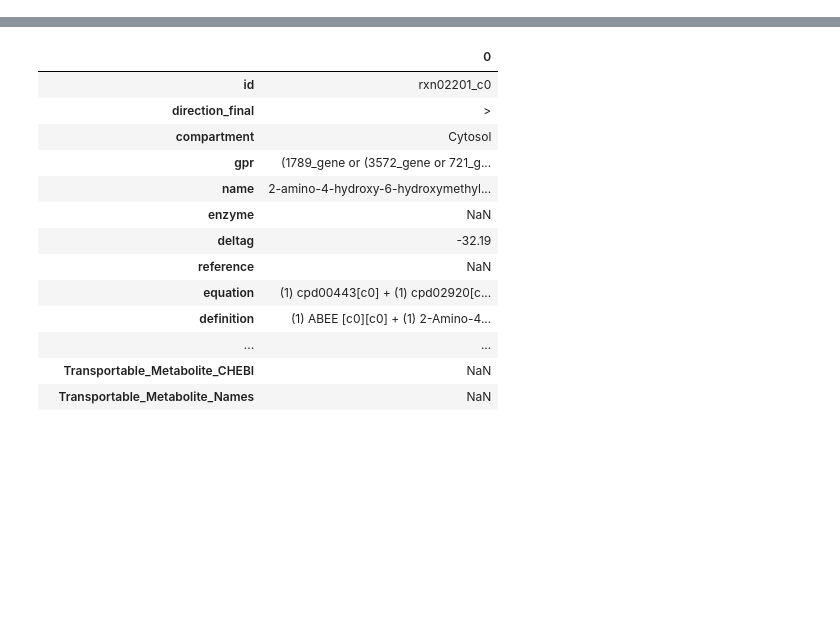
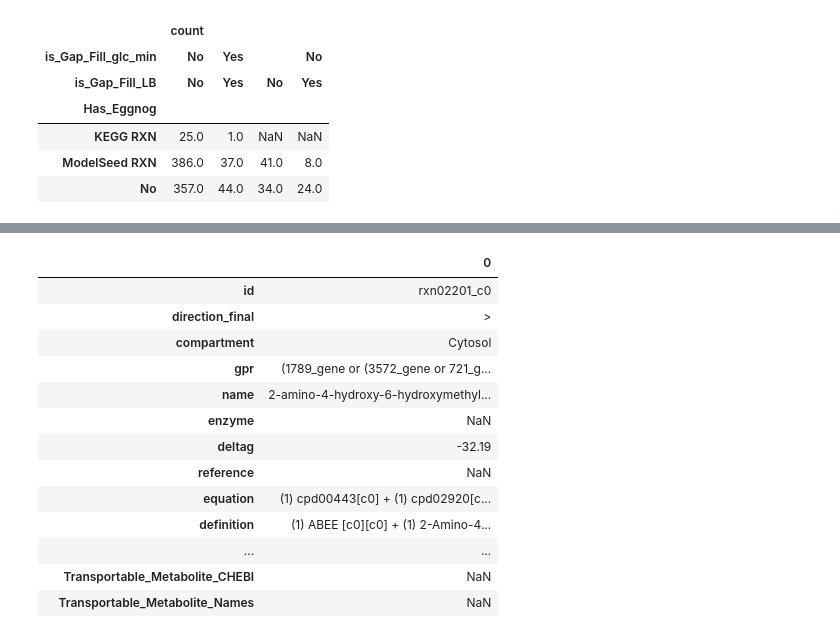
Before and after one commit to wosnat/alteromonas_curation_feb2025, a Jupyter notebook: MIT1002/create merged reactions and eggnog file.ipynb, the cells around one changed output, grey strips where cells are left out. Drawn from its saved outputs; the diff is of its cells as text; code cells hidden in the pictures; blank space fills up the shorter version.

```diff
--- a/MIT1002/create merged reactions and eggnog file.ipynb
+++ b/MIT1002/create merged reactions and eggnog file.ipynb
@@ -54,0 +105,12 @@ Index(['id', 'is_Gap_Fill', 'Has_Eggnog', 'direction_final', 'compartment',
+# %%
+df_merged_lb_glc_share = pd.merge(df_merge_glc_min, df_merge_lb_shared[['ms id', 'is_Gap_Fill']], on='ms id', how='left', suffixes=['_glc_min', '_LB'])
+# %%
+df_merged_lb_glc_share['is_Gap_Fill_LB'] = df_merged_lb_glc_share['is_Gap_Fill_LB'].fillna('No')
+# %%
+df_merge_lb_unique =df_merge_lb_unique.rename(columns={'is_Gap_Fill' : 'is_Gap_Fill_LB'})
+df_merge_lb_unique['is_Gap_Fill_glc_min'] = 'No'
+# %%
+first_cols = ['id','is_Gap_Fill_glc_min', 'is_Gap_Fill_LB', 'Has_Eggnog']
+df_merged_lb_glc_final = pd.concat([df_merged_lb_glc_share, df_merge_lb_unique])
+cols = first_cols + [c for c in df_merged_lb_glc_final.columns if c not in first_cols]
+df_merged_lb_glc_final =  df_merged_lb_glc_final[cols]
@@ -54,0 +119,11 @@ Index(['id', 'is_Gap_Fill', 'Has_Eggnog', 'direction_final', 'compartment',
+# %%
+df_merged_lb_glc_final[['is_Gap_Fill_glc_min', 'is_Gap_Fill_LB', 'Has_Eggnog']].value_counts(dropna=False).reset_index().pivot(
+    index='Has_Eggnog', columns=['is_Gap_Fill_glc_min', 'is_Gap_Fill_LB'], )
+# %% [output]
+|  | count |  |  |  |
+| is_Gap_Fill_glc_min | No | Yes |  | No |
+| is_Gap_Fill_LB | No | Yes | No | Yes |
+| Has_Eggnog |  |  |  |  |
+| KEGG RXN | 25.0 | 1.0 | NaN | NaN |
+| ModelSeed RXN | 386.0 | 37.0 | 41.0 | 8.0 |
+| No | 357.0 | 44.0 | 34.0 | 24.0 |
```
Also changed, not shown: parts of 17 cells of this notebook, 21 other files.
